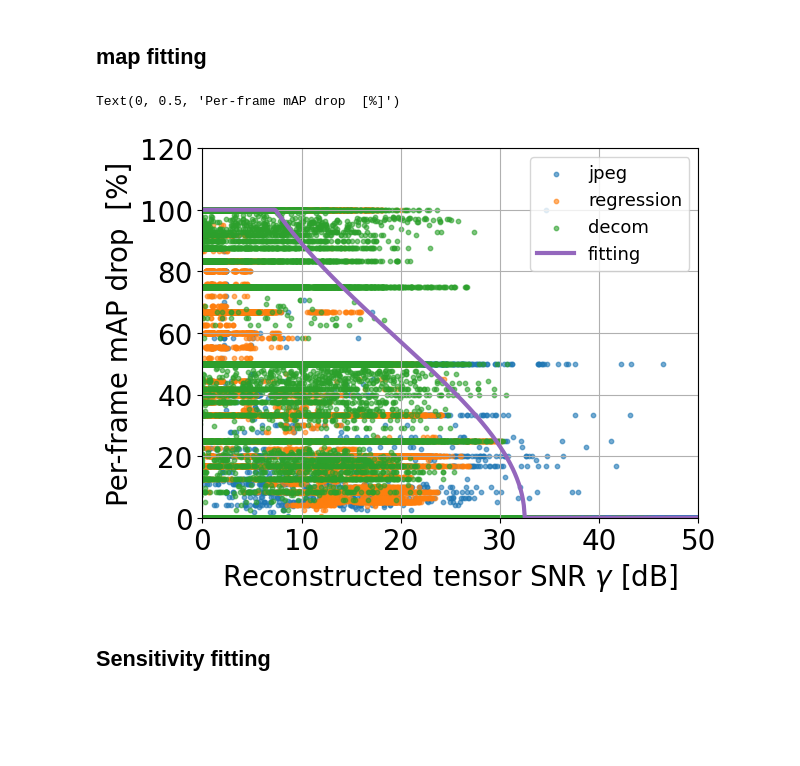
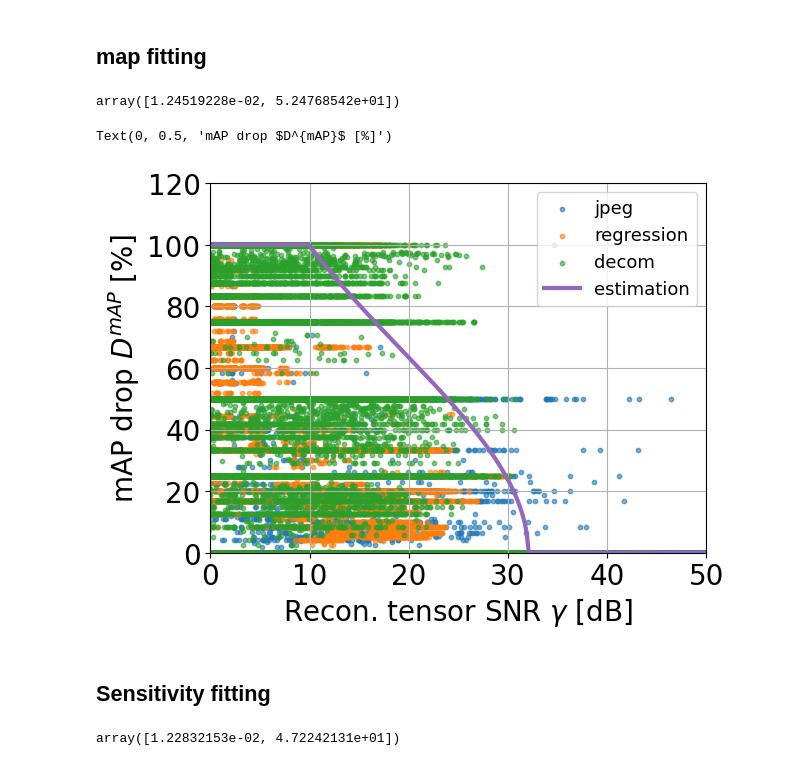
Before and after one commit to Rexyyj/split_DNN_framework, a Jupyter notebook: stable_tests/plot/snr_sen_drop_vidvrd.ipynb, the cells around one changed output. Cells and saved outputs as stored; diff of their text form; code cells hidden in the pictures; blank space fills up the shorter version.

Commit message:
update snr drop curve

```diff
--- a/stable_tests/plot/snr_sen_drop_vidvrd.ipynb
+++ b/stable_tests/plot/snr_sen_drop_vidvrd.ipynb
@@ -243,6 +243,10 @@ map_drop= np.concatenate((map_diff_jpeg,map_diff_reg,map_diff_decom))
 # snrs = np.concatenate((snr_cleaned_jpeg,snr_cleaned_reg ))
 # map_drop= np.concatenate((map_diff_jpeg,map_diff_reg))
 param_map = get_fitting_params(snrs,map_drop)
+# %%
+param_map
+# %% [output]
+array([1.24519228e-02, 5.24768542e+01])
 # %%
 test_x = np.arange(0,50,0.1)
 
@@ -252,29 +256,33 @@ for x in test_x:
 # %%
 plt.figure()
 
 plt.scatter(snr_cleaned_jpeg, map_diff_jpeg*100,s =10,color="tab:blue", alpha=0.6,label="jpeg" )
 plt.scatter(snr_cleaned_reg, map_diff_reg*100,s=10,color="tab:orange",  alpha=0.6,label="regression" )
 plt.scatter(snr_cleaned_decom, map_diff_decom*100,color="tab:green", alpha=0.6, s=10,label="decom" )
-plt.plot(test_x, test_y, color="tab:purple",linewidth=3.0 ,label="fitting")
+plt.plot(test_x, test_y, color="tab:purple",linewidth=3.0 ,label="estimation")
 
-# plt.scatter( map_diff_jpeg,snr_cleaned_jpeg/100,s =10,label="jpeg" )
-# plt.scatter( map_diff_reg,  snr_cleaned_reg/100,s=10,label="regression" )
-# plt.scatter(map_diff_decom, snr_cleaned_decom/100, s=10,label="decom" )
+# plt.scatter( map_diff_jpeg*100,snr_cleaned_jpeg,s =10,label="jpeg" )
+# plt.scatter( map_diff_reg*100,  snr_cleaned_reg,s=10,label="regression" )
+# plt.scatter(map_diff_decom*100, snr_cleaned_decom, s=10,label="decom" )
 plt.ylim([0,120])
 plt.xlim([0,50])
 plt.legend(loc="upper right", fontsize=13)
 plt.grid()
-plt.xlabel("Reconstructed tensor SNR $\gamma$ [dB]")
-plt.ylabel("Per-frame mAP drop  [%]")
+plt.xlabel("Recon. tensor SNR $\gamma$ [dB]")
+plt.ylabel("mAP drop $D^{mAP}$ [%]")
 # %% [output]
-Text(0, 0.5, 'Per-frame mAP drop  [%]')
+Text(0, 0.5, 'mAP drop $D^{mAP}$ [%]')
-[figure, old version]
+[figure, new version]
 # %% [markdown]
 ## Sensitivity fitting
 # %%
 snrs = np.concatenate((snr_cleaned_jpeg,snr_cleaned_reg,snr_cleaned_decom ))
 sem_drop= np.concatenate((sens_diff_jpeg,sens_diff_reg,sens_diff_decom))
 param_map = get_fitting_params(snrs,sem_drop)
+# %%
+param_map
+# %% [output]
+array([1.22832153e-02, 4.72242131e+01])
 # %%
 test_x = np.arange(0,50,0.1)
 
```
Also changed, not shown: parts of 2 cells of this notebook, 1 other file.
